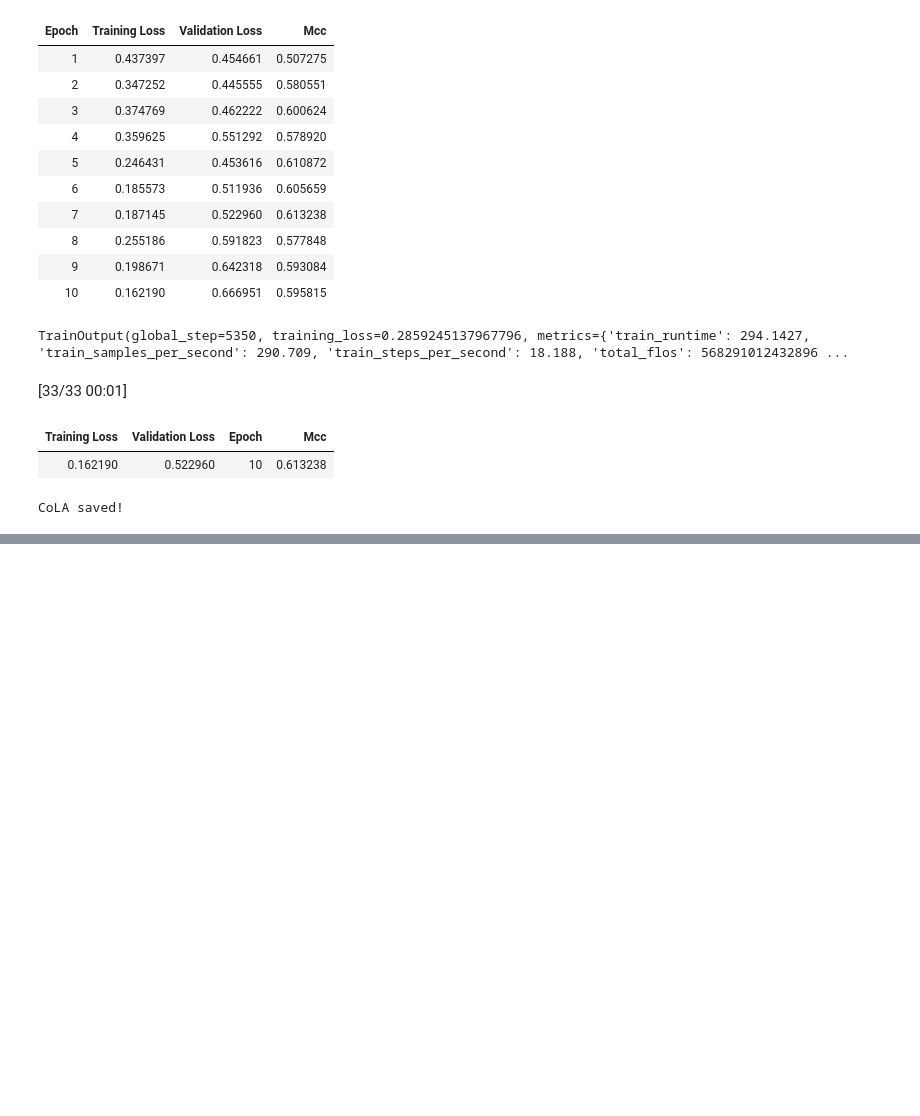
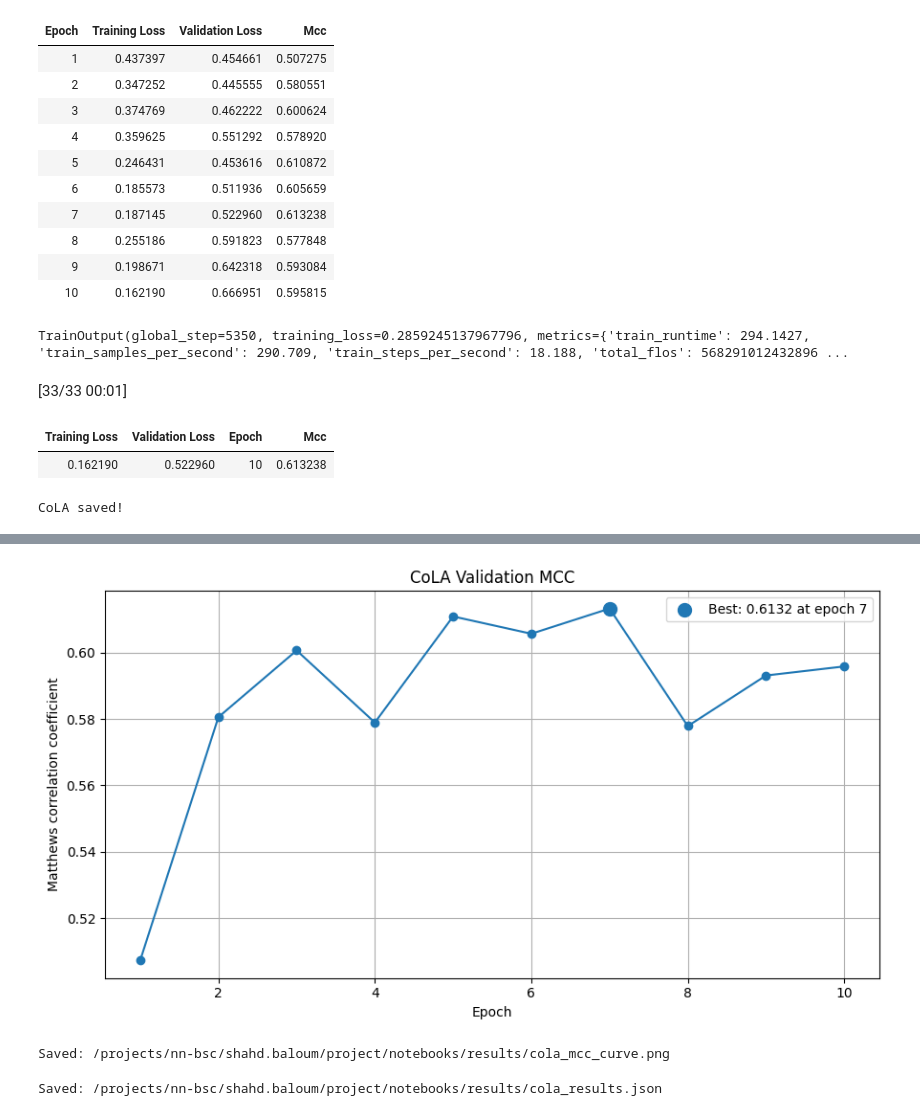
Before and after one commit to shoshe1/nn_project, a Jupyter notebook: notebooks/cola_lora_roberta.ipynb, the cells around one changed output, grey strips where cells are left out. Saved outputs shown, nothing was run; the diff lists cells and outputs as text; code cells hidden in the pictures; blank space fills up the shorter version.

```diff
--- a/notebooks/cola_lora_roberta.ipynb
+++ b/notebooks/cola_lora_roberta.ipynb
@@ -188,0 +299,76 @@ CoLA saved!
+# %%
+plt.figure(figsize=(9, 5))
+
+plt.plot(
+    epochs,
+    mcc_scores,
+    marker="o",
+)
+
+best_epoch = epochs[mcc_scores.index(max(mcc_scores))]
+best_mcc = max(mcc_scores)
+
+plt.scatter(
+    [best_epoch],
+    [best_mcc],
+    s=100,
+    label=f"Best: {best_mcc:.4f} at epoch {best_epoch}",
+)
+
+plt.xlabel("Epoch")
+plt.ylabel("Matthews correlation coefficient")
+plt.title("CoLA Validation MCC")
+plt.legend()
+plt.grid(True)
+plt.tight_layout()
+
+mcc_plot_path = RESULTS_DIR / "cola_mcc_curve.png"
+
+plt.savefig(
+    mcc_plot_path,
+    dpi=300,
+    bbox_inches="tight",
+)
+
+plt.show()
+
+print("Saved:", mcc_plot_path)
+# %% [output]
+[figure, added]
+Saved: /projects/nn-bsc/shahd.baloum/project/notebooks/results/cola_mcc_curve.png
+# %%
+cola_results = {
+    "task": "CoLA",
+    "model": "roberta-base",
+    "method": "LoRA",
+    "metric": "Matthews correlation coefficient",
+    "best_validation_mcc": best_mcc,
+    "best_epoch": best_epoch,
+    "final_epoch_mcc": mcc_scores[-1],
+    "best_validation_loss": min(validation_loss),
+    "num_train_epochs": 10,
+    "learning_rate": 5e-4,
+    "lora_rank": 8,
+    "lora_alpha": 16,
+    "target_modules": ["query", "value"],
+    "trainable_parameters": 887042,
+    "trainable_percentage": 0.7066,
+}
+
+metrics_path = RESULTS_DIR / "cola_results.json"
+
+with metrics_path.open("w", encoding="utf-8") as file:
+    json.dump(
+        cola_results,
+        file,
+        indent=2,
+    )
+
+results_df.to_csv(
+    RESULTS_DIR / "cola_epoch_history.csv",
+    index=False,
+)
+
+print("Saved:", metrics_path)
+# %% [output]
+Saved: /projects/nn-bsc/shahd.baloum/project/notebooks/results/cola_results.json
```
Also changed, not shown: parts of 2 cells of this notebook.
